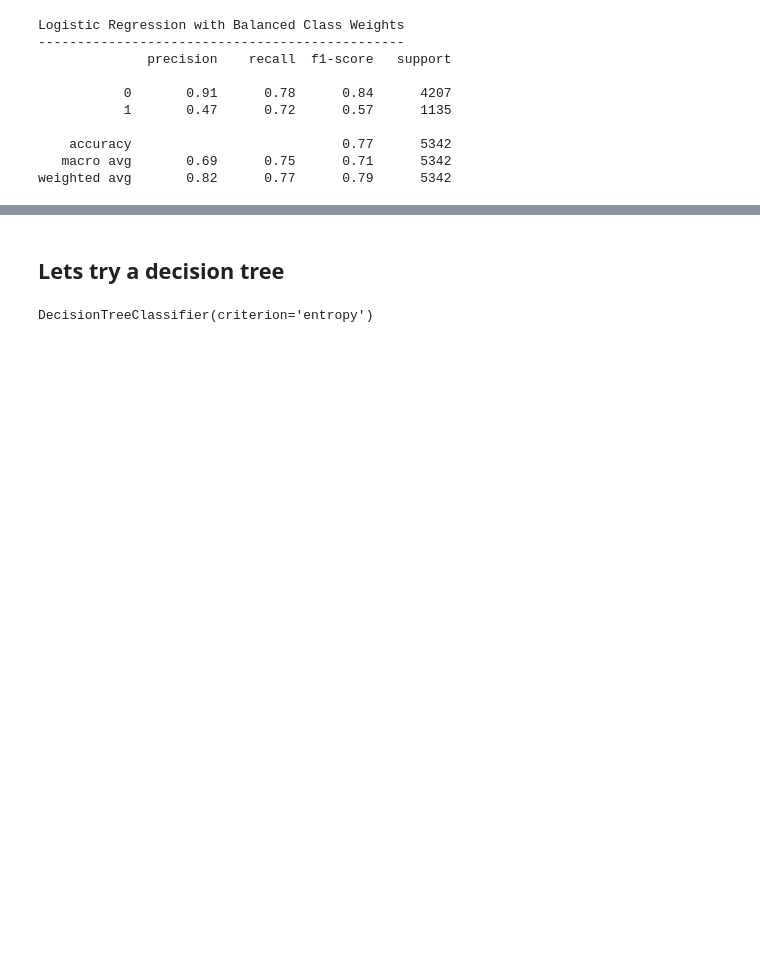
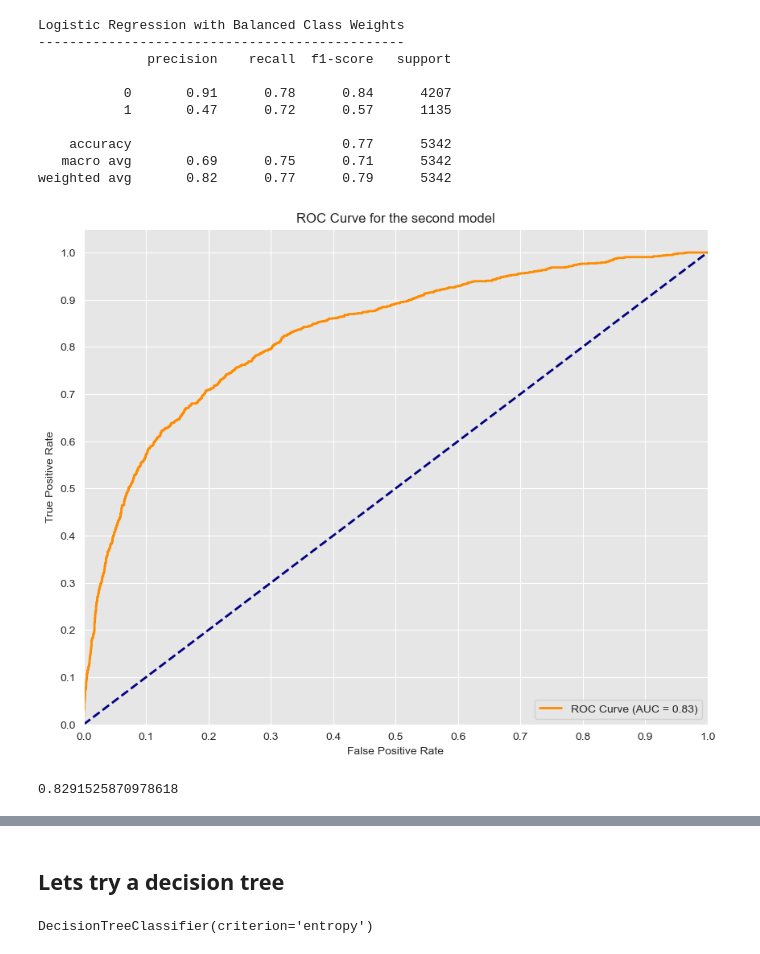
Before and after one commit to jnnjogu/H1N1-influenza, a Jupyter notebook: project.ipynb, the cells around one changed output, grey strips where cells are left out. Cells and saved outputs as stored; diff of their text form; code cells hidden in the pictures; blank space fills up the shorter version.

```diff
--- a/project.ipynb
+++ b/project.ipynb
@@ -522,11 +583,11 @@ X_train2, X_test2, y_train2, y_test2 = train_test_split(
 )
 
 # Logistic regression with class_weight
-log_reg_balanced = LogisticRegression(max_iter=1000, class_weight='balanced', random_state=42)
-log_reg_balanced.fit(X_train2, y_train2)
+model_2_balanced = LogisticRegression(max_iter=1000, class_weight='balanced', random_state=42) # Here we will use a balanced class weight to correct the class imbalance by penalizing the minority class
+model_2_balanced.fit(X_train2, y_train2)
 
 # Predictions
-y_pred2 = log_reg_balanced.predict(X_test2)
+y_pred2 = model_2_balanced.predict(X_test2)
 
 # Evaluation
 print("\nLogistic Regression with Balanced Class Weights")
@@ -543,3 +604,8 @@ Logistic Regression with Balanced Class Weights
     accuracy                           0.77      5342
    macro avg       0.69      0.75      0.71      5342
 weighted avg       0.82      0.77      0.79      5342
+# %%
+draw_roc_curve_with_proba(model_2_balanced, X_test2,y_test2, "ROC Curve for the second model")
+# %% [output]
+[figure, added]
+0.8291525870978618
```
Also changed, not shown: parts of 11 cells of this notebook.
